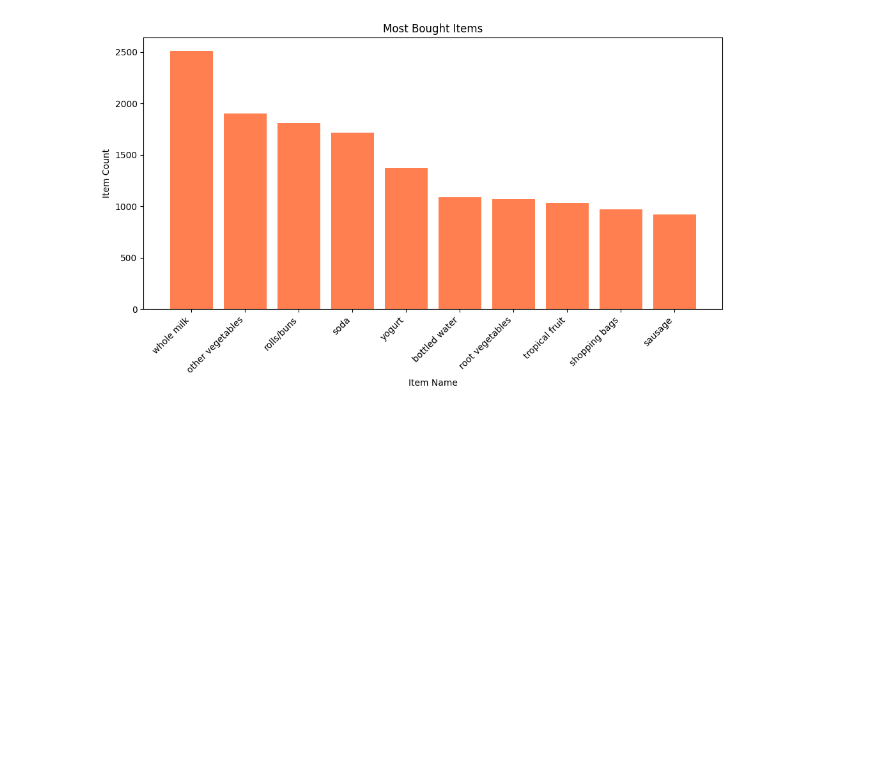
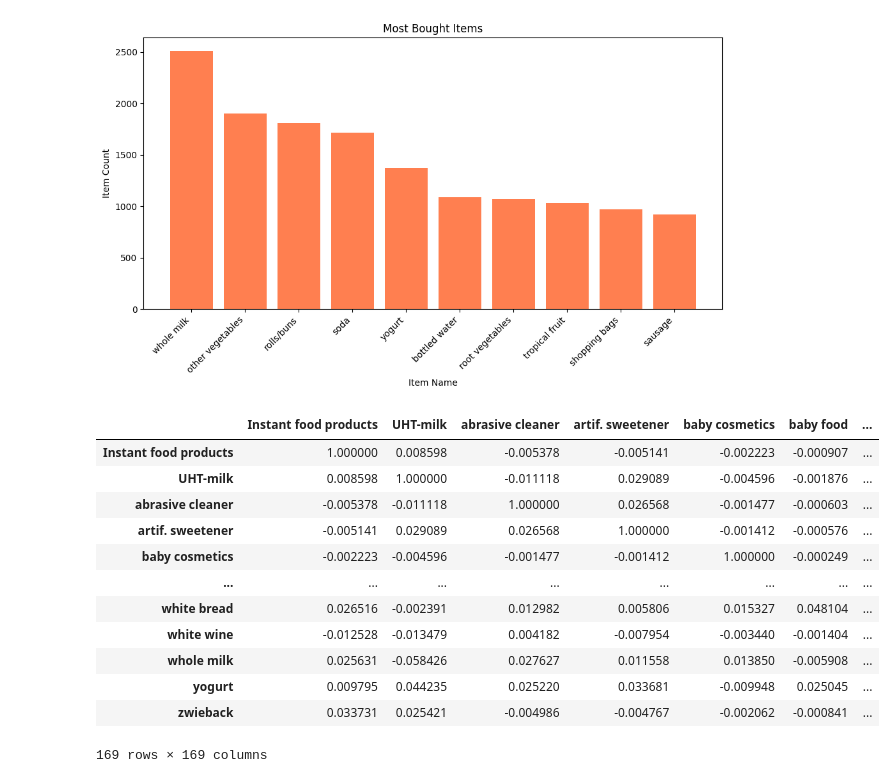
Before and after one commit to pappala-balaji/Market-Basket-Analysis, a Jupyter notebook: BasketAnalysis.ipynb, the cells around one changed output. Saved outputs shown, nothing was run; the diff lists cells and outputs as text; code cells hidden in the pictures; blank space fills up the shorter version.

```diff
--- a/BasketAnalysis.ipynb
+++ b/BasketAnalysis.ipynb
@@ -142,3 +142,20 @@ plt.tight_layout()
 plt.show()
 # %% [output]
 [figure]
+# %%
+corr=onehot_df.corr()
+corr
+# %% [output]
+|  | Instant food products | UHT-milk | abrasive cleaner | artif. sweetener | baby cosmetics | baby food | ... |
+| Instant food products | 1.000000 | 0.008598 | -0.005378 | -0.005141 | -0.002223 | -0.000907 | ... |
+| UHT-milk | 0.008598 | 1.000000 | -0.011118 | 0.029089 | -0.004596 | -0.001876 | ... |
+| abrasive cleaner | -0.005378 | -0.011118 | 1.000000 | 0.026568 | -0.001477 | -0.000603 | ... |
+| artif. sweetener | -0.005141 | 0.029089 | 0.026568 | 1.000000 | -0.001412 | -0.000576 | ... |
+| baby cosmetics | -0.002223 | -0.004596 | -0.001477 | -0.001412 | 1.000000 | -0.000249 | ... |
+| ... | ... | ... | ... | ... | ... | ... | ... |
+| white bread | 0.026516 | -0.002391 | 0.012982 | 0.005806 | 0.015327 | 0.048104 | ... |
+| white wine | -0.012528 | -0.013479 | 0.004182 | -0.007954 | -0.003440 | -0.001404 | ... |
+| whole milk | 0.025631 | -0.058426 | 0.027627 | 0.011558 | 0.013850 | -0.005908 | ... |
+| yogurt | 0.009795 | 0.044235 | 0.025220 | 0.033681 | -0.009948 | 0.025045 | ... |
+| zwieback | 0.033731 | 0.025421 | -0.004986 | -0.004767 | -0.002062 | -0.000841 | ... |
+169 rows × 169 columns
```
Also changed, not shown: parts of 1 cell of this notebook.
